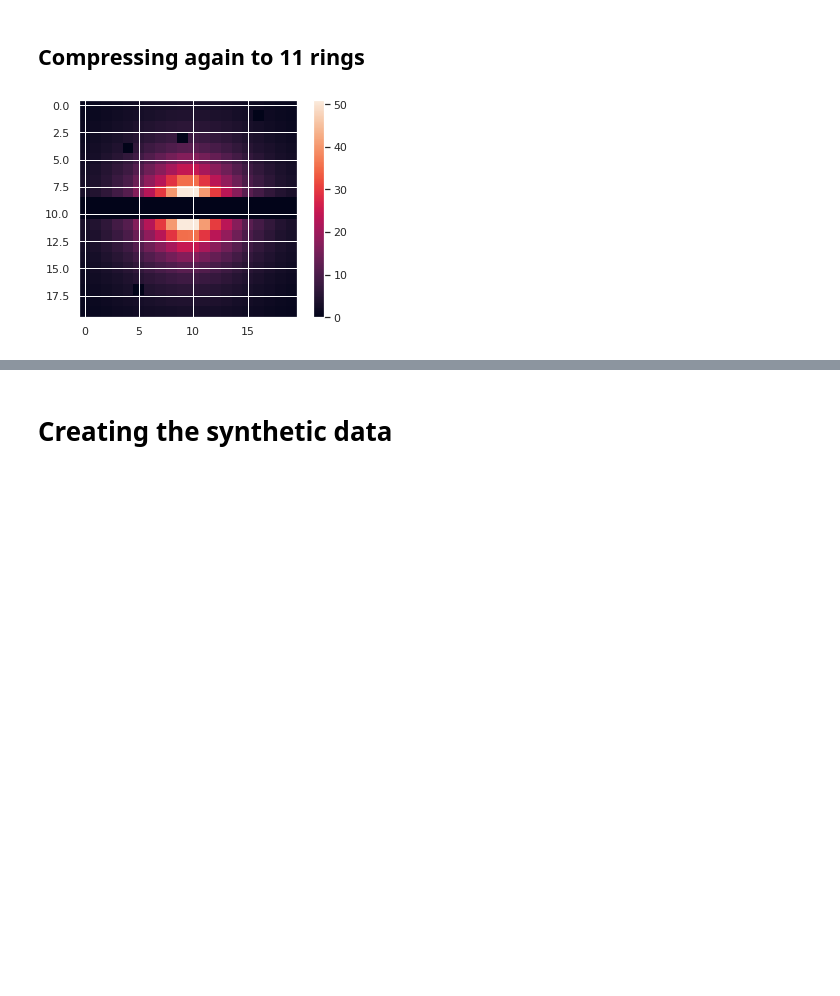
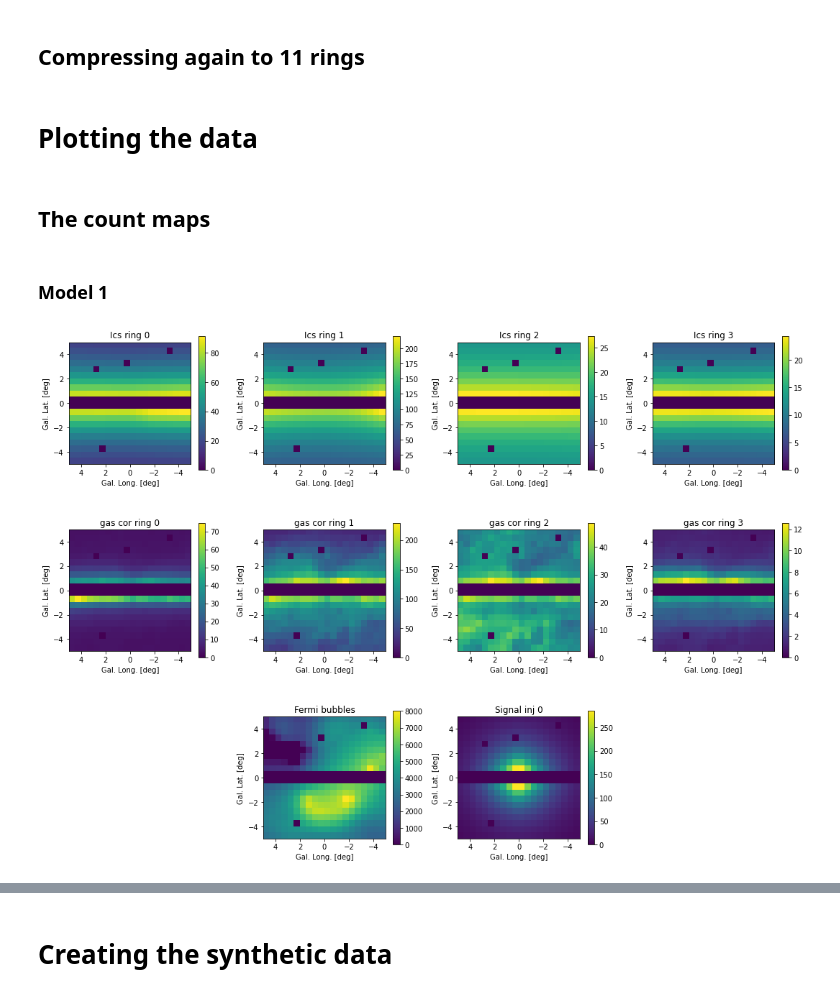
Before and after one commit to Harm1995/CTA-sensitivity, a Jupyter notebook: Likelihood_analysis.ipynb, the cells around one changed output, grey strips where cells are left out. Saved outputs shown, nothing was run; the diff lists cells and outputs as text; code cells hidden in the pictures; blank space fills up the shorter version.

```diff
--- a/Likelihood_analysis.ipynb
+++ b/Likelihood_analysis.ipynb
@@ -186,16 +314,18 @@ orig_shape = (9, 47, 20, 20)
 original_file = files_paths + 'Model_new.txt.txt'
 simulated_backgrounds = np.loadtxt(original_file).reshape(orig_shape)
 
-ice_rings = np.loadtxt(files_paths + 'ice_file.txt').reshape(4,46,20,20)
+ics_rings = np.loadtxt(files_paths + 'ice_file.txt').reshape(4,46,20,20)
 gce_rings = np.loadtxt(files_paths + 'gce_file.txt').reshape(4,46,20,20)
+gce2_rings = np.loadtxt(files_paths + 'gce2_file.txt').reshape(4,46,20,20)
 NB_rings = np.loadtxt(files_paths + 'NB_file.txt').reshape(5,46,20,20)
 F98_rings = np.loadtxt(files_paths + 'F98_file.txt').reshape(5,46,20,20)
 alternative_gce = np.loadtxt(files_paths + 'Alternative_gce.txt').reshape(10,46,20,20)
+fermi_maps = np.loadtxt(files_paths + 'fermi_map').reshape(2,46,20,20)
 fermi_bubble = simulated_backgrounds[-1][:-1] * 137
 
 
 signal_inj_list = NB_rings + F98_rings
-all_backgrounds = np.array([ice_rings[0], ice_rings[1], ice_rings[2], ice_rings[3], gce_rings[0], gce_rings[1], gce_rings[2], gce_rings[3],fermi_bubble])
+all_backgrounds = np.array([ics_rings[0], ics_rings[1], ics_rings[2], ics_rings[3], gce_rings[0], gce_rings[1], gce_rings[2], gce_rings[3],fermi_bubble])
 # %% [markdown]
 We have the following Background Count maps
 
@@ -264,17 +394,17 @@ for j in range(0,11):
   new_energies.append(energies[i])
 
 
-  Ics_ring_1_template.append(np.sum(ice_rings[0][i:i+4], axis = 0))
-  Ics_ring_2_template.append(np.sum(ice_rings[1][i:i+4], axis = 0))
-  Ics_ring_3_template.append(np.sum(ice_rings[2][i:i+4], axis = 0))
-  Ics_ring_4_template.append(np.sum(ice_rings[3][i:i+4], axis = 0))
+  Ics_ring_1_template.append(np.sum(ics_rings[0][i:i+4], axis = 0))
+  Ics_ring_2_template.append(np.sum(ics_rings[1][i:i+4], axis = 0))
+  Ics_ring_3_template.append(np.sum(ics_rings[2][i:i+4], axis = 0))
+  Ics_ring_4_template.append(np.sum(ics_rings[3][i:i+4], axis = 0))
 
   GCE_ring_1_template.append(np.sum(gce_rings[0][i:i+4], axis = 0))
   GCE_ring_2_template.append(np.sum(gce_rings[1][i:i+4], axis = 0))
   GCE_ring_3_template.append(np.sum(gce_rings[2][i:i+4], axis = 0))
   GCE_ring_4_template.append(np.sum(gce_rings[3][i:i+4], axis = 0))
 
-  fermi_template.append(np.sum(fermi_bubble[i:i+4], axis = 0))
+  fermi_template.append(np.sum(fermi_maps[0][i:i+4], axis = 0))
 
   NB_0_template.append(np.sum(NB_rings[0][i:i+4], axis = 0))
   NB_1_template.append(np.sum(NB_rings[1][i:i+4], axis = 0))
@@ -343,10 +473,42 @@ H2_ring_4_template = np.array(H2_ring_4_template)
 
 dust_pos_template = np.array(dust_pos_template)
 dust_neg_template = np.array(dust_neg_template)
-# %%
-
-plt.imshow(F98_templates[2][3])
-plt.colorbar()
-plt.show()
-# %% [output]
-[figure, removed]
+# %% [markdown]
+# Plotting the data
+# %% [markdown]
+## The count maps
+# %% [markdown]
+### Model 1
+# %%
+energy_bin = 15
+shrink = 0.8
+fig,ax = plt.subplots(3,4, figsize = (15,11))
+
+sns.reset_defaults()
+
+for i in range(4):
+  plot = ax[0][i].imshow(ics_rings[i][energy_bin], extent = [roi,-roi,-roi,roi])
+  ax[0][i].set(xlabel = "Gal. Long. [deg]", ylabel = "Gal. Lat. [deg]", title = f'Ics ring {i}')
+  fig.colorbar(plot, ax = ax[0][i], shrink = shrink)
+
+for i in range(4):
+  plot = ax[1][i].imshow(gce_rings[i][energy_bin], extent = [roi,-roi,-roi,roi])
+  ax[1][i].set(xlabel = "Gal. Long. [deg]", ylabel = "Gal. Lat. [deg]",  title = f'gas cor ring {i}')
+  fig.colorbar(plot, ax = ax[1][i], shrink = shrink)
+
+plot = ax[2][1].imshow(fermi_maps[1][energy_bin], extent = [roi,-roi,-roi,roi])
+ax[2][1].set(xlabel = "Gal. Long. [deg]", ylabel = "Gal. Lat. [deg]",  title = f'Fermi bubbles')
+fig.colorbar(plot, ax = ax[2][1], shrink = shrink)
+
+plot = ax[2][2].imshow(NB_rings[0][energy_bin], extent = [roi,-roi,-roi,roi])
+ax[2][2].set(xlabel = "Gal. Long. [deg]", ylabel = "Gal. Lat. [deg]",  title = f'Signal inj 0')
+fig.colorbar(plot, ax = ax[2][2], shrink = shrink)
+
+
+fig.delaxes(ax[2][0])
+fig.delaxes(ax[2][3])
+
+fig.tight_layout()
+plt.show()
+# %% [output]
+[figure, added]
```
Also changed, not shown: parts of 33 cells of this notebook.
